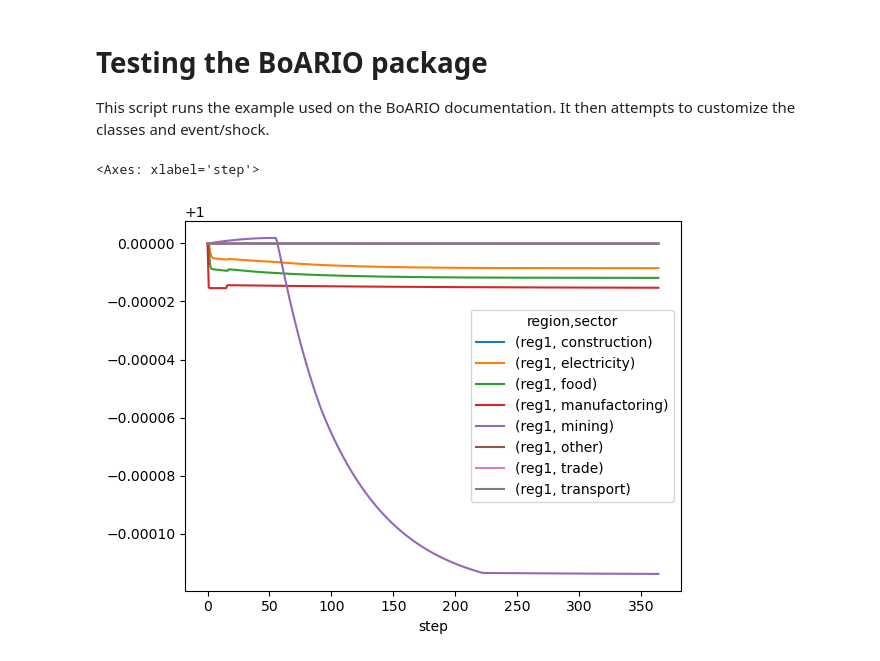
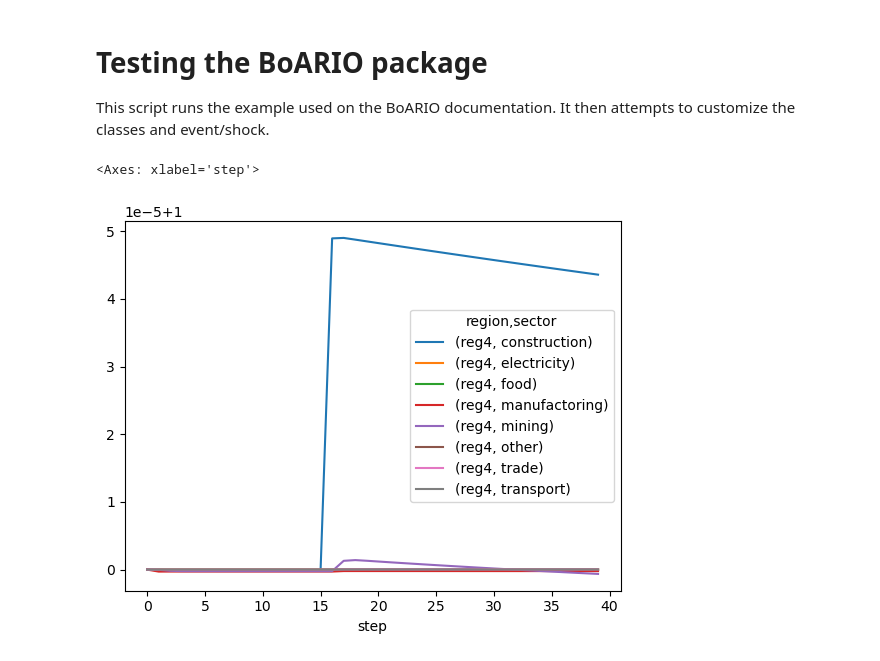
Before and after one commit to camillejmora/climpyplots, a Jupyter notebook: boario/impacts_boario.ipynb, the cells around one changed output. Saved outputs shown, nothing was run; the diff lists cells and outputs as text; code cells hidden in the pictures.

```diff
--- a/boario/impacts_boario.ipynb
+++ b/boario/impacts_boario.ipynb
@@ -18,7 +18,7 @@ model = ARIOPsiModel(mriot)
 # %%
 from boario.simulation import Simulation  # Simulation wraps the model
 
-sim = Simulation(model, n_temporal_units_to_sim=365)
+sim = Simulation(model, n_temporal_units_to_sim=40)
 # %%
 from boario import event
 
@@ -32,7 +32,7 @@ ev = event.from_scalar_regions_sectors(
     affected_sectors=["manufactoring", "mining"],
     impact_sectoral_distrib=model.mriot.x.loc["reg3", "indout"],
     impact_regional_distrib="equal",
-    rebuilding_sectors={"construction": 0.55, "manufactoring": 0.45},
+    rebuilding_sectors={"construction": 1},
     rebuild_tau=180,
 )
 # %%
@@ -44,11 +44,11 @@ sim.loop()
 # %%
 # You can generate a dataframe of
 # the production with the following line
 df = sim.production_realised
 # This allows to normalize production at its initial level
 df = df / df.loc[0]
 
-df.loc[:, ("reg1", slice(None))].plot()
+df.loc[:, ("reg4", slice(None))].plot()
 # %% [output]
 <Axes: xlabel='step'>
-[figure, old version]
+[figure, new version]
```
